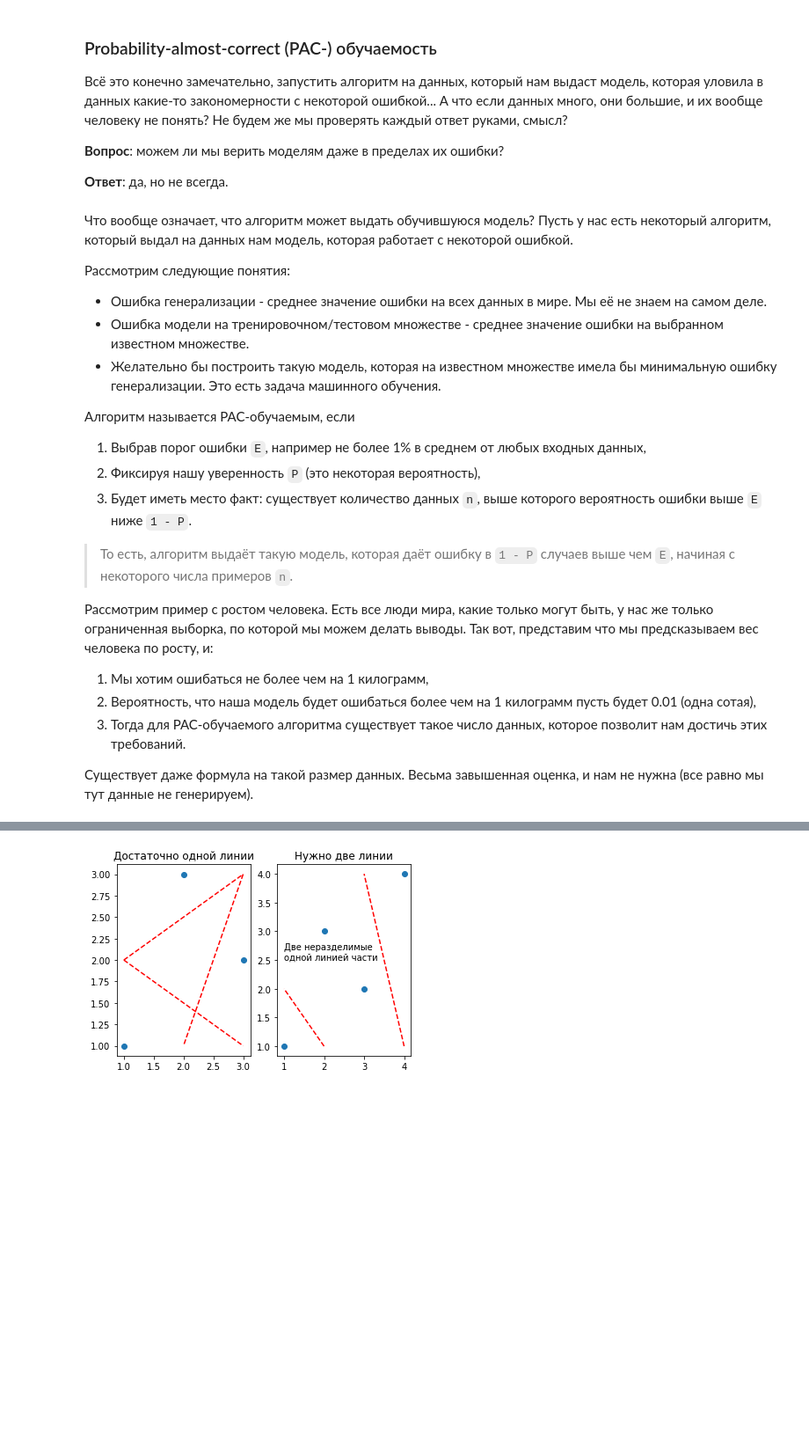
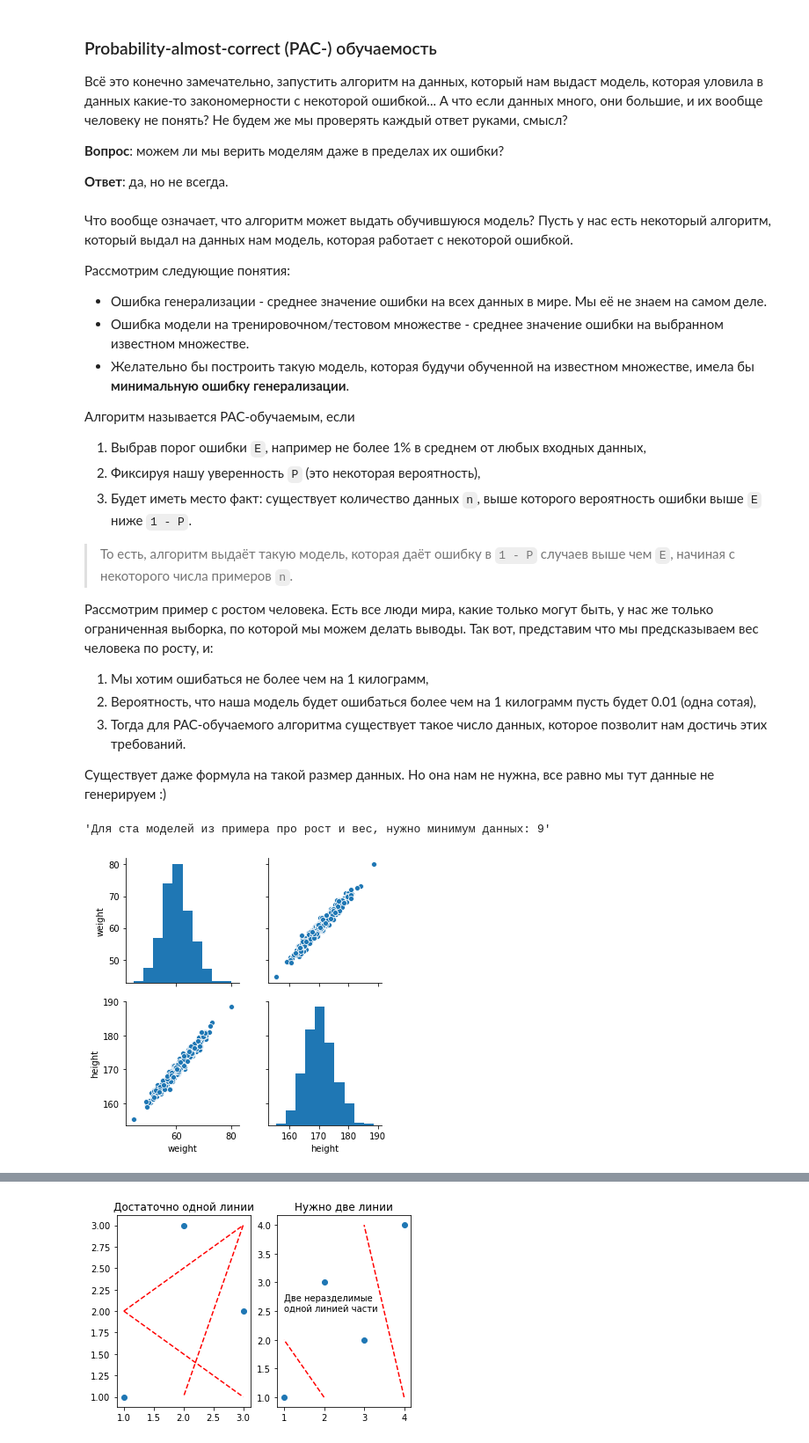
Before and after one commit to timeseries-ru/course, a Jupyter notebook: day_1.ipynb, the cells around one changed output, grey strips where cells are left out. Shown at 88% size. Cells and saved outputs as stored; diff of their text form; code cells hidden in the pictures; blank space fills up the shorter version.

```diff
--- a/day_1.ipynb
+++ b/day_1.ipynb
@@ -372,7 +439,7 @@ pd.DataFrame({'height' : height}).describe().T
 Рассмотрим следующие понятия:
 - Ошибка генерализации - среднее значение ошибки на всех данных в мире. Мы её не знаем на самом деле.
 - Ошибка модели на тренировочном/тестовом множестве - среднее значение ошибки на выбранном известном множестве.
-- Желательно бы построить такую модель, которая на известном множестве имела бы минимальную ошибку генерализации. Это есть задача машинного обучения.
+- Желательно бы построить такую модель, которая будучи обученной на известном множестве, имела бы **минимальную ошибку генерализации**.
 
 Алгоритм называется PAC-обучаемым, если
 1. Выбрав порог ошибки `E`, например не более 1% в среднем от любых входных данных,
@@ -386,4 +453,22 @@ pd.DataFrame({'height' : height}).describe().T
 2. Вероятность, что наша модель будет ошибаться более чем на 1 килограмм пусть будет 0.01 (одна сотая),
 3. Тогда для PAC-обучаемого алгоритма существует такое число данных, которое позволит нам достичь этих требований.
 
-Существует даже формула на такой размер данных. Весьма завышенная оценка, и нам не нужна (все равно мы тут данные не генерируем).
+Существует даже формула на такой размер данных. Но она нам не нужна, все равно мы тут данные не генерируем :)
+# %%
+# один из примеров такой формулы.
+# конкретно эта работает только в случае конечного числа моделей
+
+def estimate_size(models_number, E, P):
+    return int(abs(np.log(models_number / P) / E))
+
+"Для ста моделей из примера про рост и вес, нужно минимум данных: %d" % estimate_size(100, 1, 0.01)
+# %% [output]
+'Для ста моделей из примера про рост и вес, нужно минимум данных: 9'
+# %%
+weight = [
+    sample - 110 - np.random.normal(0, 1) for sample in height
+]
+
+sns.pairplot(data=pd.DataFrame({'weight': weight, 'height': height}));
+# %% [output]
+[figure, added]
```
Also changed, not shown: parts of 25 cells of this notebook.
